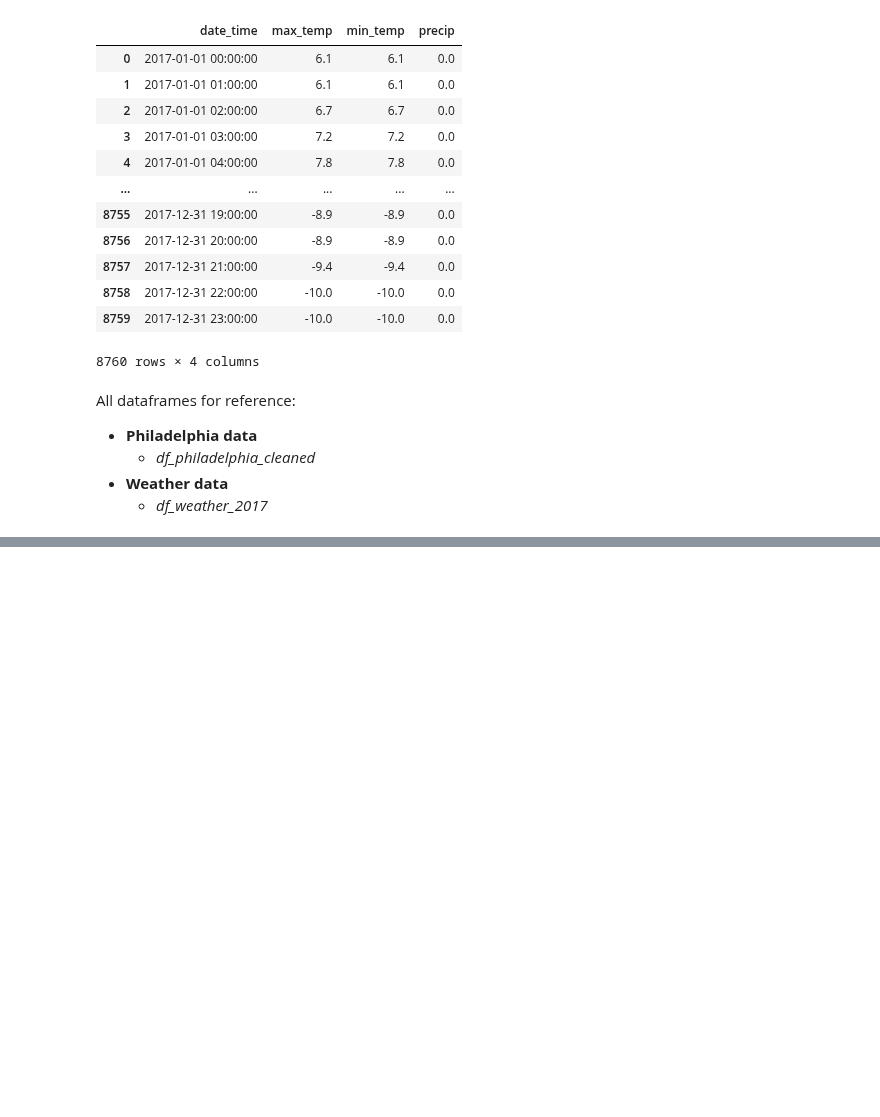
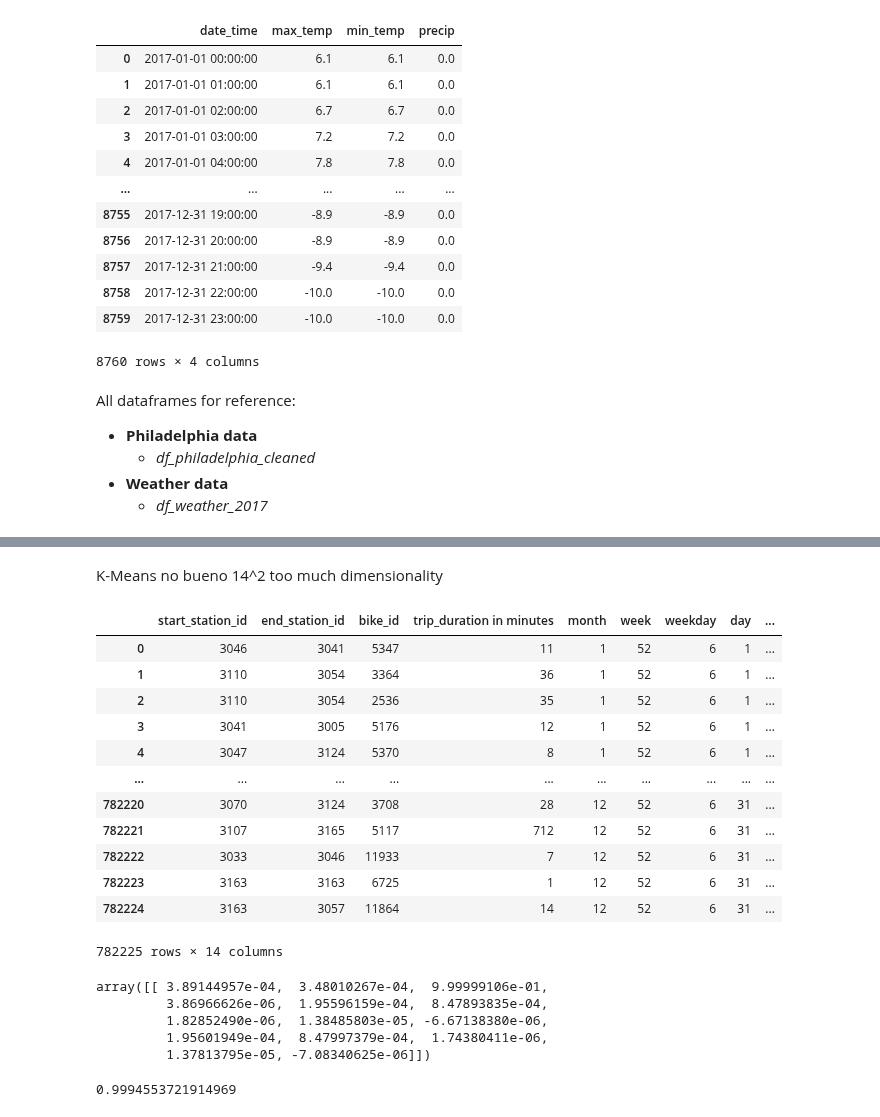
Before and after one commit to yassinehammou27/intentionally_blank, a Jupyter notebook: Team Assignment - Intentionally Blank.ipynb, the cells around one changed output, grey strips where cells are left out. Saved outputs shown, nothing was run; the diff lists cells and outputs as text; code cells hidden in the pictures; blank space fills up the shorter version.

```diff
--- a/Team Assignment - Intentionally Blank.ipynb
+++ b/Team Assignment - Intentionally Blank.ipynb
@@ -284,0 +365,18 @@ All dataframes for reference:
+# %% [markdown]
+K-Means no bueno 14^2 too much dimensionality
+# %%
+df_phil_clustering
+# %% [output]
+|  | start_station_id | end_station_id | bike_id | trip_duration in minutes | month | week | weekday | day | ... |
+| 0 | 3046 | 3041 | 5347 | 11 | 1 | 52 | 6 | 1 | ... |
+| 1 | 3110 | 3054 | 3364 | 36 | 1 | 52 | 6 | 1 | ... |
+| 2 | 3110 | 3054 | 2536 | 35 | 1 | 52 | 6 | 1 | ... |
+| 3 | 3041 | 3005 | 5176 | 12 | 1 | 52 | 6 | 1 | ... |
+| 4 | 3047 | 3124 | 5370 | 8 | 1 | 52 | 6 | 1 | ... |
+| ... | ... | ... | ... | ... | ... | ... | ... | ... | ... |
+| 782220 | 3070 | 3124 | 3708 | 28 | 12 | 52 | 6 | 31 | ... |
+| 782221 | 3107 | 3165 | 5117 | 712 | 12 | 52 | 6 | 31 | ... |
+| 782222 | 3033 | 3046 | 11933 | 7 | 12 | 52 | 6 | 31 | ... |
+| 782223 | 3163 | 3163 | 6725 | 1 | 12 | 52 | 6 | 31 | ... |
+| 782224 | 3163 | 3057 | 11864 | 14 | 12 | 52 | 6 | 31 | ... |
+782225 rows × 14 columns
@@ -284,0 +387,12 @@ All dataframes for reference:
+# %%
+pca.components_
+# %% [output]
+array([[ 3.89144957e-04,  3.48010267e-04,  9.99999106e-01,
+         3.86966626e-06,  1.95596159e-04,  8.47893835e-04,
+         1.82852490e-06,  1.38485803e-05, -6.67138380e-06,
+         1.95601949e-04,  8.47997379e-04,  1.74380411e-06,
+         1.37813795e-05, -7.08340625e-06]])
+# %%
+print(sum(pca.explained_variance_ratio_))
+# %% [output]
+0.9994553721914969
```
Also changed, not shown: parts of 11 cells of this notebook.
